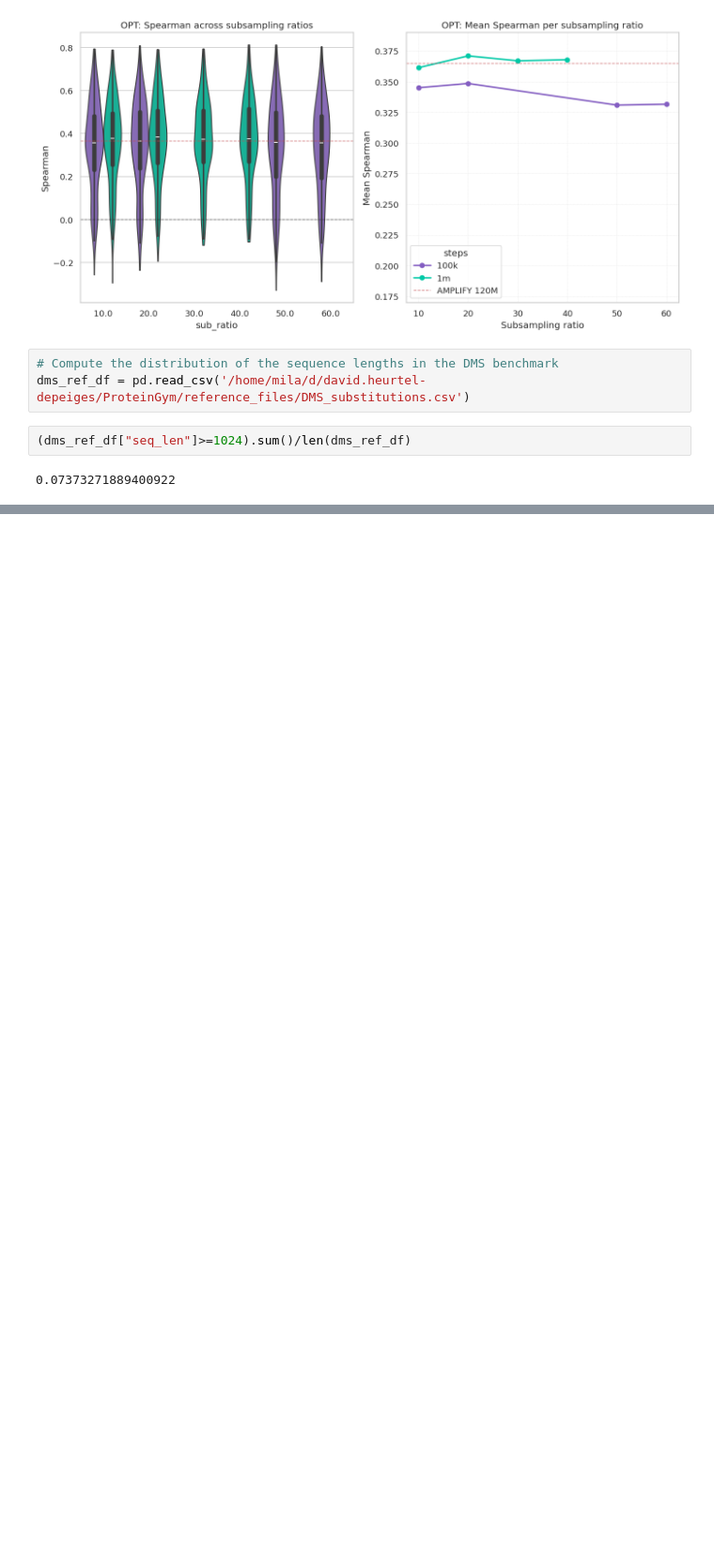
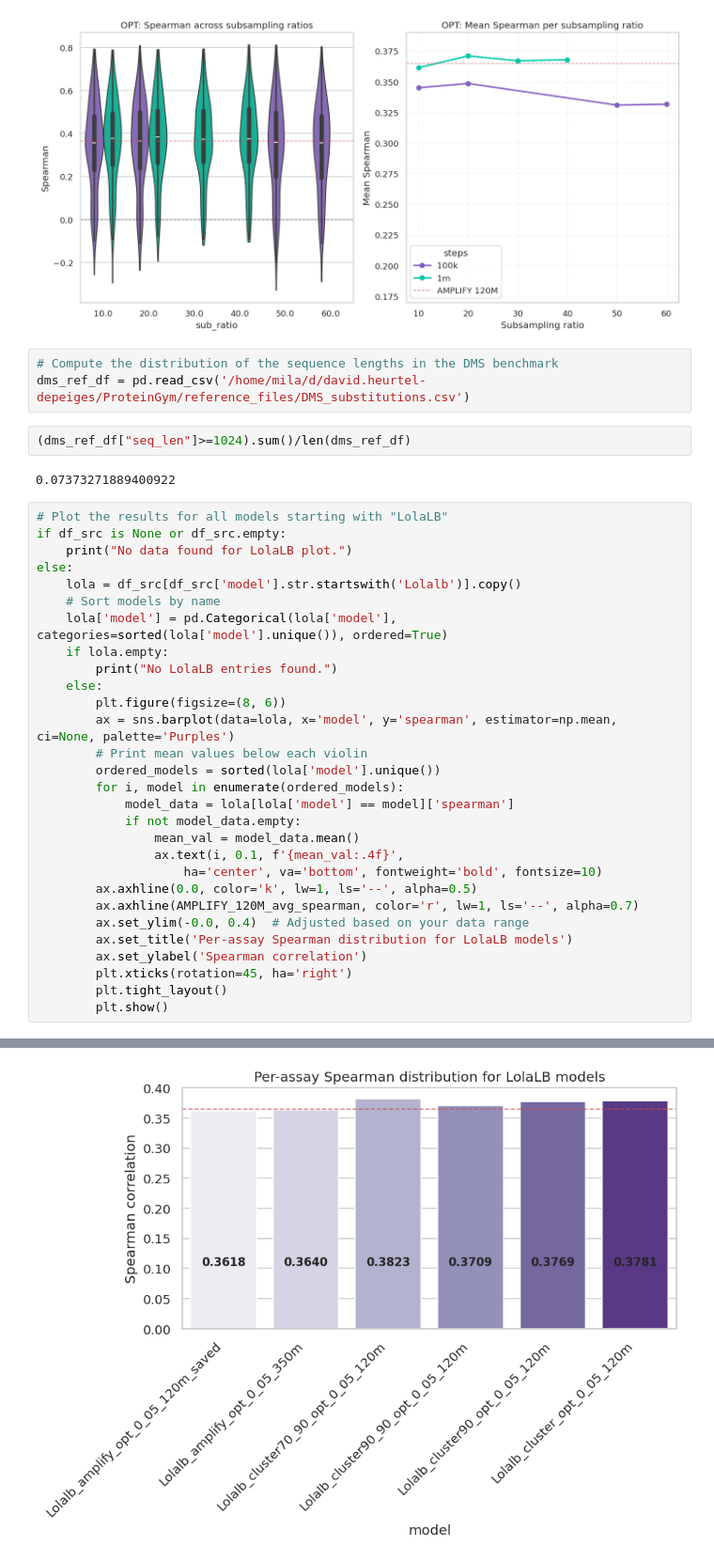
Before and after one commit to david-heurtel-depeiges/ProteinGym, a Jupyter notebook: notebooks/analyze_DMS_zero_shot_results_proseqo.ipynb, the cells around one changed output, grey strips where cells are left out. Shown at 94% size. Drawn from its saved outputs; the diff is of its cells as text; blank space fills up the shorter version.

```diff
--- a/notebooks/analyze_DMS_zero_shot_results_proseqo.ipynb
+++ b/notebooks/analyze_DMS_zero_shot_results_proseqo.ipynb
@@ -641,3 +641,33 @@ dms_ref_df = pd.read_csv('/home/mila/d/david.heurtel-depeiges/ProteinGym/referen
 (dms_ref_df["seq_len"]>=1024).sum()/len(dms_ref_df)
 # %% [output]
 0.07373271889400922
+# %%
+# Plot the results for all models starting with "LolaLB"
+if df_src is None or df_src.empty:
+    print("No data found for LolaLB plot.")
+else:
+    lola = df_src[df_src['model'].str.startswith('Lolalb')].copy()
+    # Sort models by name
+    lola['model'] = pd.Categorical(lola['model'], categories=sorted(lola['model'].unique()), ordered=True)
+    if lola.empty:
+        print("No LolaLB entries found.")
+    else:
+        plt.figure(figsize=(8, 6))
+        ax = sns.barplot(data=lola, x='model', y='spearman', estimator=np.mean, ci=None, palette='Purples')
+        # Print mean values below each violin
+        ordered_models = sorted(lola['model'].unique())
+        for i, model in enumerate(ordered_models):
+            model_data = lola[lola['model'] == model]['spearman']
+            if not model_data.empty:
+                mean_val = model_data.mean()
+                ax.text(i, 0.1, f'{mean_val:.4f}',
+                    ha='center', va='bottom', fontweight='bold', fontsize=10)
+        ax.axhline(0.0, color='k', lw=1, ls='--', alpha=0.5)
+        ax.axhline(AMPLIFY_120M_avg_spearman, color='r', lw=1, ls='--', alpha=0.7)
+        ax.set_ylim(-0.0, 0.4)  # Adjusted based on your data range
+        ax.set_title('Per-assay Spearman distribution for LolaLB models')
+        ax.set_ylabel('Spearman correlation')
+        plt.xticks(rotation=45, ha='right')
+        plt.tight_layout()
+        plt.show()
+# %% [output]
@@ -643,0 +681 @@ dms_ref_df = pd.read_csv('/home/mila/d/david.heurtel-depeiges/ProteinGym/referen
+[figure, added]
```
Also changed, not shown: parts of 5 cells of this notebook, 4 other files.
